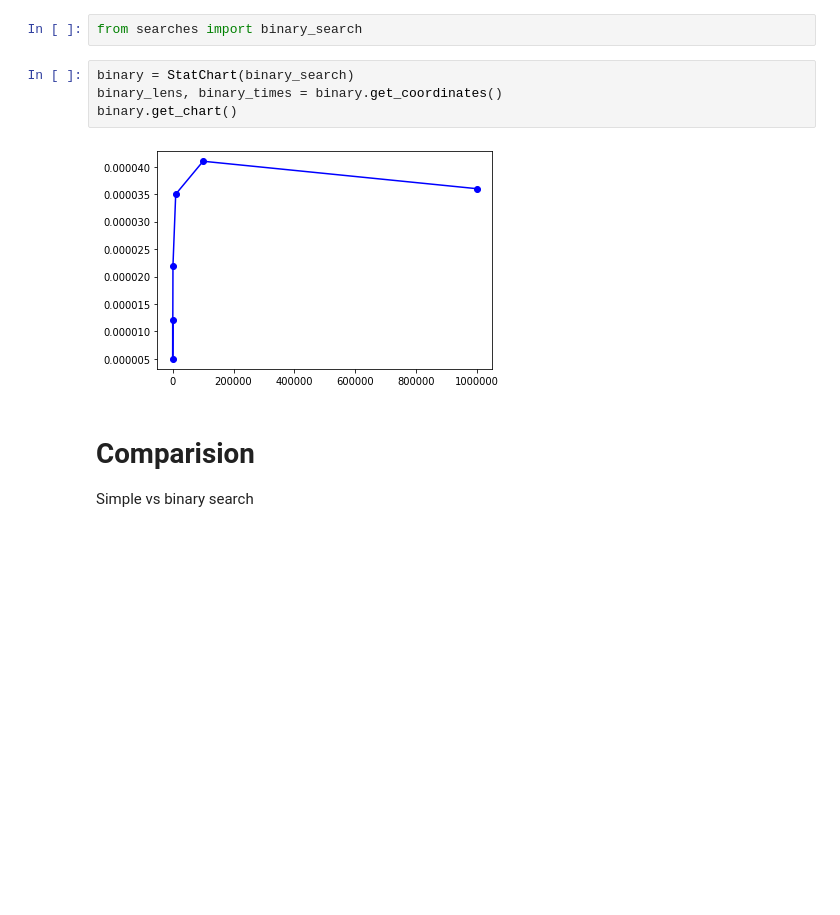
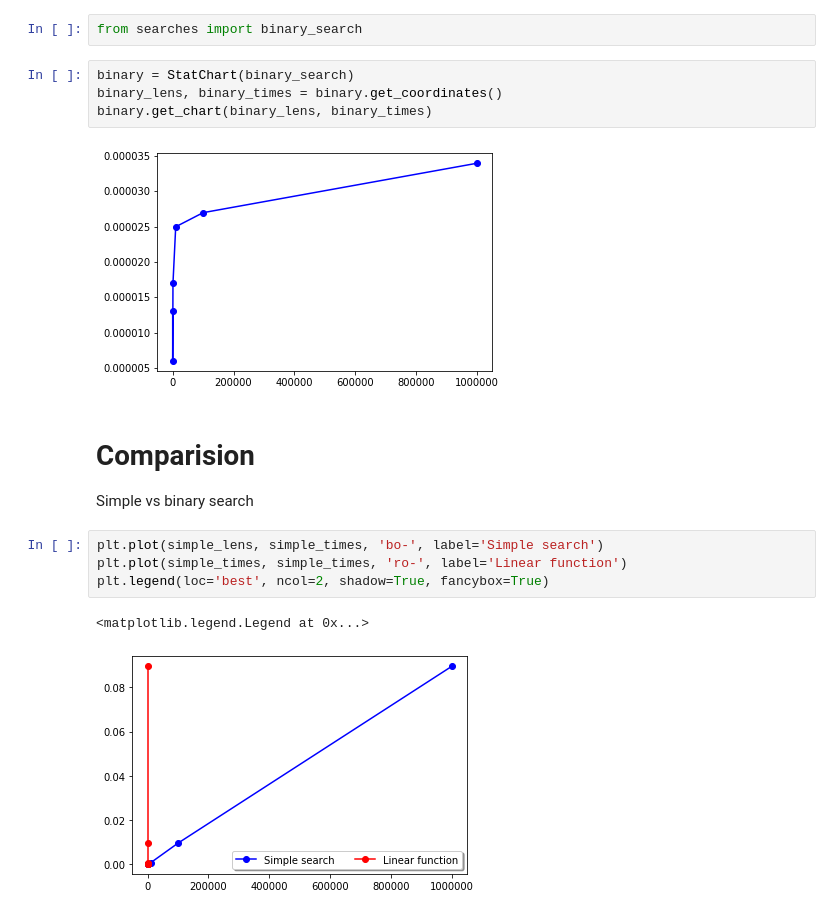
Before and after one commit to amamonova/algorithms, a Jupyter notebook: Big_O_notation.ipynb, the cells around one changed output. Drawn from its saved outputs; the diff is of its cells as text; blank space fills up the shorter version.

```diff
--- a/Big_O_notation.ipynb
+++ b/Big_O_notation.ipynb
@@ -45,10 +46,17 @@ from searches import binary_search
 # %%
 binary = StatChart(binary_search)
 binary_lens, binary_times = binary.get_coordinates()
-binary.get_chart()
+binary.get_chart(binary_lens, binary_times)
 # %% [output]
-[figure, old version]
+[figure, new version]
 # %% [markdown]
 # Comparision
 Simple vs binary search
+# %%
+plt.plot(simple_lens, simple_times, 'bo-', label='Simple search')
+plt.plot(simple_times, simple_times, 'ro-', label='Linear function')
+plt.legend(loc='best', ncol=2, shadow=True, fancybox=True)
+# %% [output]
+<matplotlib.legend.Legend at 0x...>
+[figure, added]
 # %%
```
Also changed, not shown: parts of 3 cells of this notebook.
